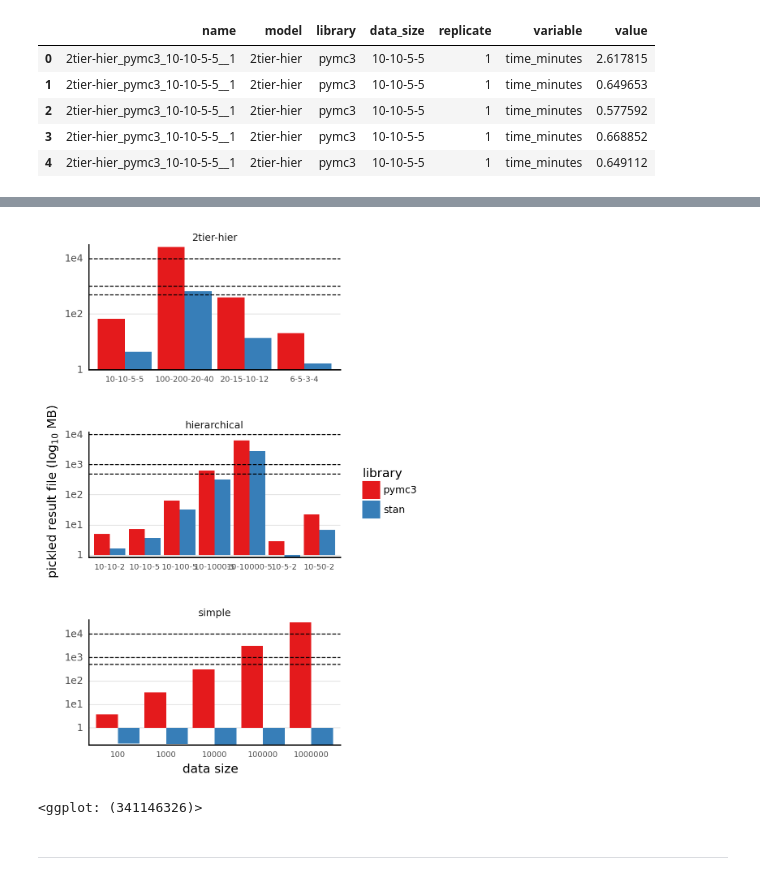
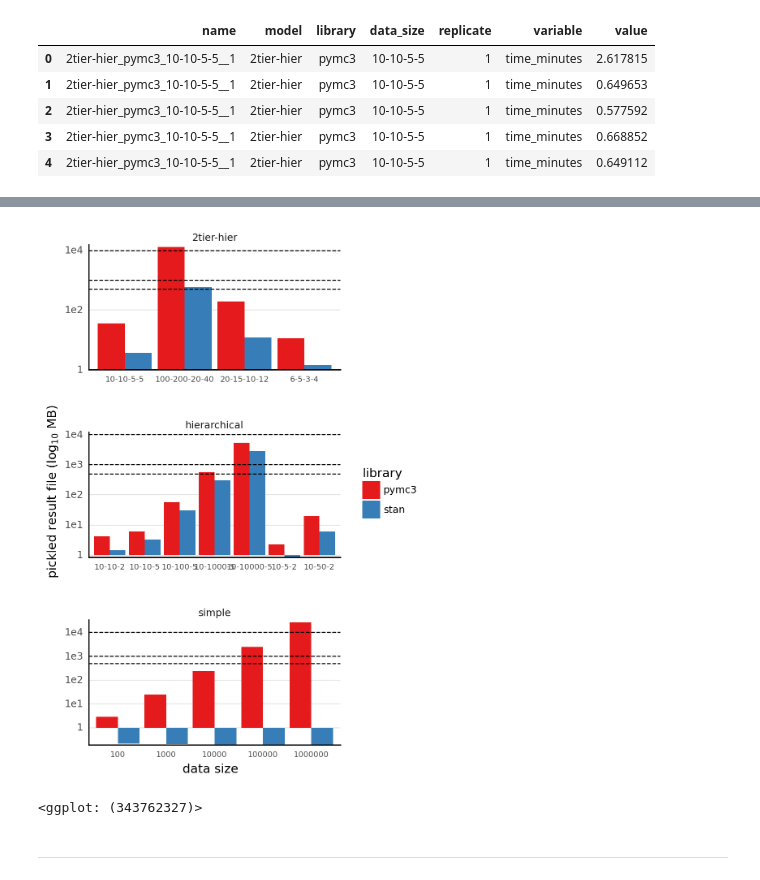
Before and after one commit to jhrcook/pymc3-stan-comparison, a Jupyter notebook: docs/index.ipynb, the cells around one changed output, grey strips where cells are left out. Cells and saved outputs as stored; diff of their text form; code cells hidden in the pictures.

```diff
--- a/docs/index.ipynb
+++ b/docs/index.ipynb
@@ -277,26 +336,26 @@ hierarchical_mdl_bench.head()
 # %%
-result_file_sizes = pd.read_csv(model_size_csv).pipe(parse_model_names)
+result_file_sizes = pd.read_csv(model_size_csv).filter_string("name", "__").pipe(parse_model_names)
 
 breaks: dict[str, float] = {"0.5 GB": 500, "1 GB": 1000, "10 GB": 10000}
 
 (
     gg.ggplot(result_file_sizes, gg.aes(x="data_size", y="mb", fill="library"))
     + gg.facet_wrap("model", ncol=1, scales="free")
     + gg.geom_col(position="dodge")
     + gg.geom_hline(yintercept=breaks.values(), linetype="--", color="black")
     + gg.scale_y_log10(expand=(0, 0, 0.02, 0))
     + gg.scale_fill_brewer(type="qual", palette="Set1")
     + gg.theme(
         panel_grid_major_y=gg.element_line(),
         axis_text_x=gg.element_text(size=7),
         figure_size=(4, 8),
         subplots_adjust={"hspace": 0.5},
     )
     + gg.labs(x="data size", y="pickled result file ($\\log_{10}$ MB)", fill="library")
 )
 # %% [output]
-[figure, old version]
+[figure, new version]
-<ggplot: (341146326)>
+<ggplot: (343762327)>
 # %% [markdown]
 ---
 # %%
```
Also changed, not shown: parts of 8 cells of this notebook, 1 other file.
